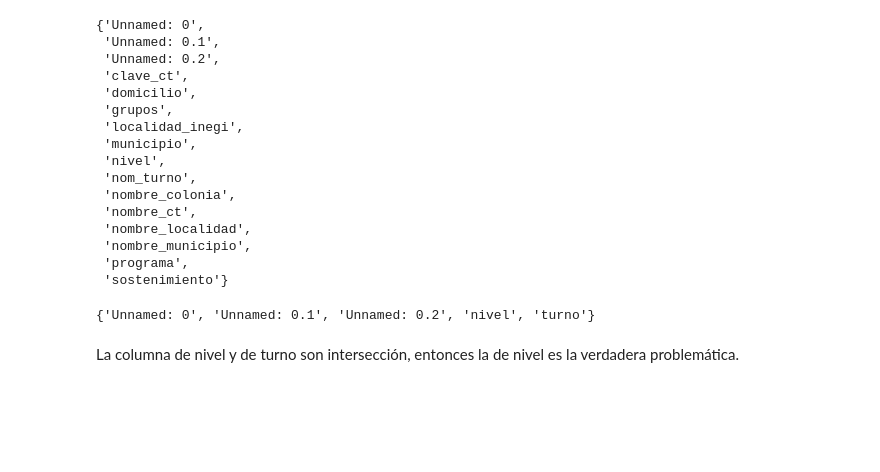
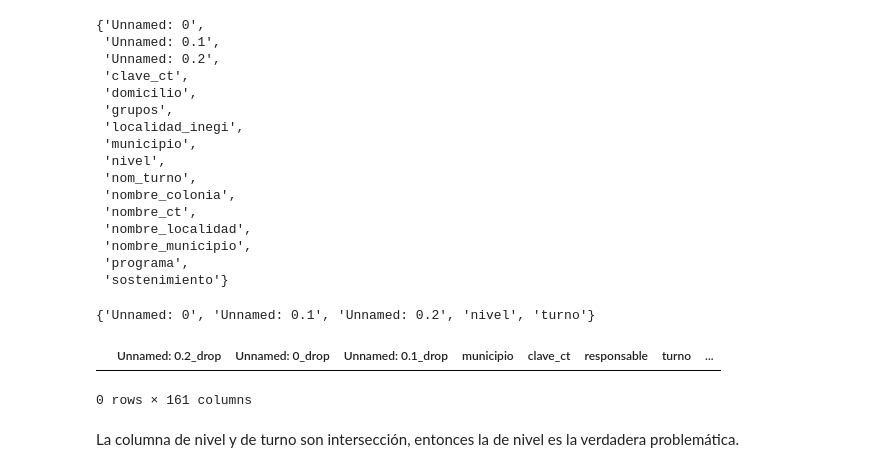
Before and after one commit to bielng/Data-Lab, a Jupyter notebook: clase_5,0_202205 (1).ipynb, the cells around one changed output. Saved outputs shown, nothing was run; the diff lists cells and outputs as text; code cells hidden in the pictures; blank space fills up the shorter version.

```diff
--- a/clase_5,0_202205 (1).ipynb
+++ b/clase_5,0_202205 (1).ipynb
@@ -399,5 +399,10 @@ intersection = set(df.columns.tolist()).intersection(frames['evaluaciones'].colu
 intersection
 # %% [output]
 {'Unnamed: 0', 'Unnamed: 0.1', 'Unnamed: 0.2', 'nivel', 'turno'}
+# %%
+tmp_df.loc[tmp_df['nivel_tmp'] != tmp_df['nivel_evaluaciones']]
+# %% [output]
+|  | Unnamed: 0.2_drop | Unnamed: 0_drop | Unnamed: 0.1_drop | municipio | clave_ct | responsable | turno | ... |
+0 rows × 161 columns
 # %% [markdown]
 La columna de nivel y de turno son intersección, entonces la de nivel es la verdadera problemática.
```
Also changed, not shown: parts of 1 cell of this notebook.
